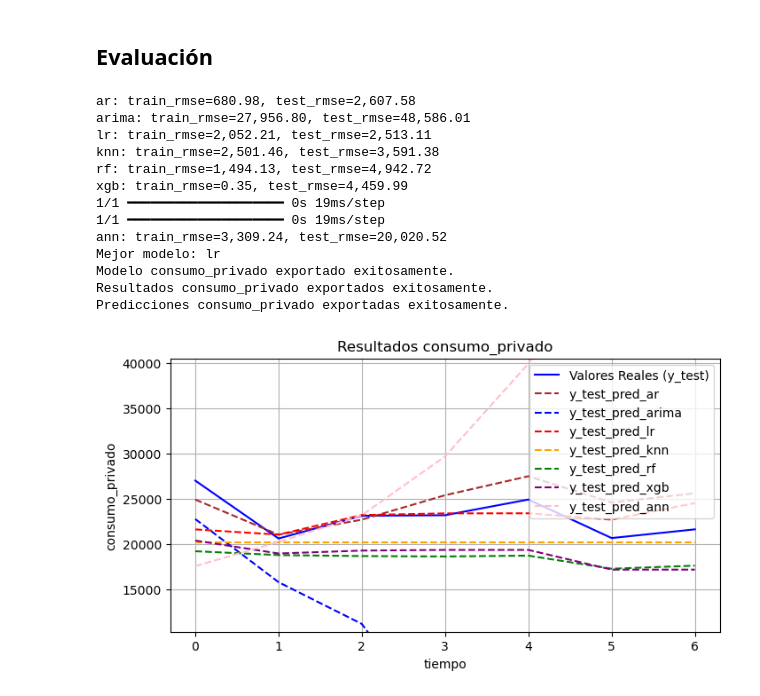
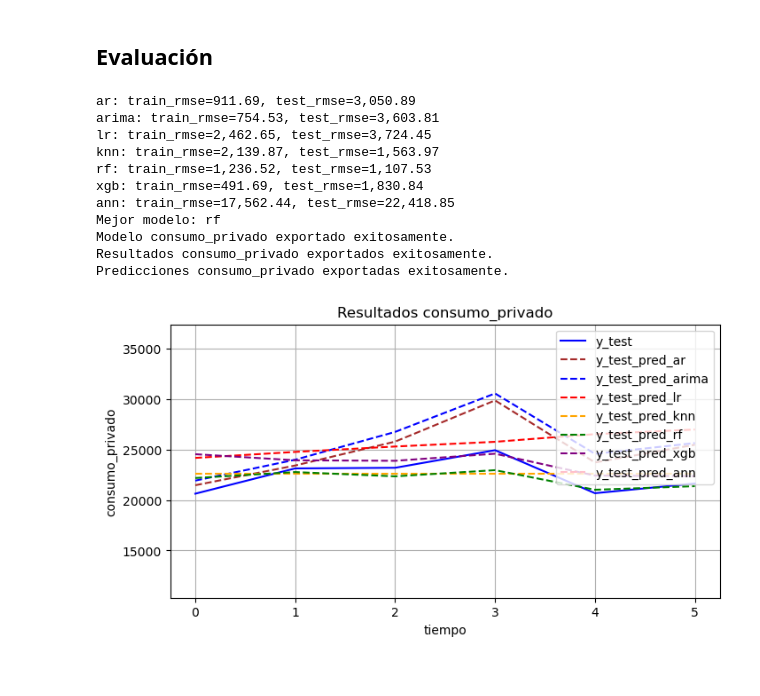
Before and after one commit to roolzpolo/papd-proyecto-final, a Jupyter notebook: 1_consumo_privado.ipynb, the cells around one changed output. Drawn from its saved outputs; the diff is of its cells as text; code cells hidden in the pictures.

```diff
--- a/1_consumo_privado.ipynb
+++ b/1_consumo_privado.ipynb
@@ -19,7 +19,7 @@ from sklearn.model_selection import GridSearchCV
 import optuna
 from optuna.samplers import TPESampler
 from tensorflow.keras.models import Sequential
-from tensorflow.keras.layers import Input, Dense, Dropout
+from tensorflow.keras.layers import Input, Dense, Dropout, BatchNormalization
 from keras.regularizers import l2
 from tensorflow.keras.callbacks import EarlyStopping
 from tensorflow.keras.optimizers import Adam
@@ -45,6 +45,8 @@ data_path = os.path.join(cwd_path, 'data')
 input_path = os.path.join(data_path, 'input')
 output_path = os.path.join(data_path, 'output')
 target_var = 'consumo_privado'
+t_samples = 4*4
+keep_all = False
 # %% [markdown]
 ## Importación de datos
 # %%
@@ -372,21 +418,29 @@ ANN Best Parameters: {'cant_capas': 2, 'cant_neurons': 48, 'batch_size': 128, 'l
 # %% [markdown]
 ## Evaluación
 # %%
-def evaluate(best_models, X_train, y_train, X_test, y_test, target_var):
+def evaluate(best_models, X_train_pca_lv, X_train_pca_hv, y_train, X_test_pca_lv, X_test_pca_hv, y_test, target_var):
     results = {}
     for name, model in best_models.items():
         # Predicción y cálculo del MSE en el conjunto de entrenamiento
         if name in ('ar', 'arima'):
-            y_train_pred = model.predict(start=0, end=len(y_train)-1, exog=X_train)
+            y_train_pred = model.predict(start=0, end=len(y_train)-1, exog=X_train_pca_lv)
+        elif name == 'ann':
+            y_train_pred = model.predict(X_train_pca_hv, verbose=0)
+        elif name == 'lr':
+            y_train_pred = model.predict(X_train_pca_lv)
         else:
-            y_train_pred = model.predict(X_train)
+            y_train_pred = model.predict(X_train_pca_hv)
         train_mse = mean_squared_error(y_train, y_train_pred)
 
         # Predicción y cálculo del MSE en el conjunto de prueba
         if name in ('ar', 'arima'):
-            y_test_pred = model.predict(start=len(y_train), end=len(y_train)+len(y_test)-1, exog=X_test)
+            y_test_pred = model.predict(start=len(y_train), end=len(y_train)+len(y_test)-1, exog=X_test_pca_lv)
+        elif name == 'ann':
+            y_test_pred = model.predict(X_test_pca_hv, verbose=0)
+        elif name == 'lr':
+            y_test_pred = model.predict(X_test_pca_lv)
         else:
-            y_test_pred = model.predict(X_test)
+            y_test_pred = model.predict(X_test_pca_hv)
         test_mse = mean_squared_error(y_test, y_test_pred)
 
         train_rmse = np.sqrt(train_mse)
@@ -422,18 +476,16 @@ def evaluate(best_models, X_train, y_train, X_test, y_test, target_var):
     print(f"Predicciones {target_var} exportadas exitosamente.")
     return results
 
-results = evaluate(best_models, X_train_pca, y_train, X_test_pca, y_test, target_var)
+results = evaluate(best_models, X_train_pca_lv, X_train_pca_hv, y_train, X_test_pca_lv, X_test_pca_hv, y_test, target_var)
 # %% [output]
-ar: train_rmse=680.98, test_rmse=2,607.58
-arima: train_rmse=27,956.80, test_rmse=48,586.01
-lr: train_rmse=2,052.21, test_rmse=2,513.11
-knn: train_rmse=2,501.46, test_rmse=3,591.38
-rf: train_rmse=1,494.13, test_rmse=4,942.72
-xgb: train_rmse=0.35, test_rmse=4,459.99
-1/1 ━━━━━━━━━━━━━━━━━━━━ 0s 19ms/step
-1/1 ━━━━━━━━━━━━━━━━━━━━ 0s 19ms/step
-ann: train_rmse=3,309.24, test_rmse=20,020.52
-Mejor modelo: lr
+ar: train_rmse=911.69, test_rmse=3,050.89
+arima: train_rmse=754.53, test_rmse=3,603.81
+lr: train_rmse=2,462.65, test_rmse=3,724.45
+knn: train_rmse=2,139.87, test_rmse=1,563.97
+rf: train_rmse=1,236.52, test_rmse=1,107.53
+xgb: train_rmse=491.69, test_rmse=1,830.84
+ann: train_rmse=17,562.44, test_rmse=22,418.85
+Mejor modelo: rf
 Modelo consumo_privado exportado exitosamente.
 Resultados consumo_privado exportados exitosamente.
 Predicciones consumo_privado exportadas exitosamente.
@@ -443,33 +495,35 @@ def plot_comparison(results, y_test, target_var):
               'arima' : 'blue',
               'lr' : 'red',
               'knn' : 'orange',
               'rf' : 'green',
               'xgb' : 'purple',
               'ann' : 'pink'}
 
     plt.figure(figsize=(8, 4))
-    plt.plot(y_test.values, label="Valores Reales (y_test)", color="blue")
+    plt.plot(y_test.values, label="y_test", color="blue")
 
     for name, result in results.items():
         if name in ('ar', 'arima'):
             plt.plot(result['y_test_pred'].reset_index(drop=True), label=f"y_test_pred_{name}", color=colors[name], linestyle="--")
         else:
             plt.plot(result['y_test_pred'], label=f"y_test_pred_{name}", color=colors[name], linestyle="--")
 
+
     y_max = max(y_test.values)
     y_min = min(y_test.values)
     upper_limit = y_max * 1.5
     lower_limit = y_min * 0.5
 
     plt.ylim(lower_limit, upper_limit)
+
     plt.xlabel("tiempo")
     plt.ylabel(target_var)
     plt.title(f"Resultados {target_var}")
-    plt.legend()
+    plt.legend(loc='upper right')
     plt.grid()
     plt.savefig(os.path.join(output_path, 'figures', f'result_{target_var}.png'), dpi=300)
     plt.show()
 
 plot_comparison(results, y_test, target_var)
 # %% [output]
-[figure, old version]
+[figure, new version]
```
Also changed, not shown: parts of 5 cells of this notebook, 5 other files.
